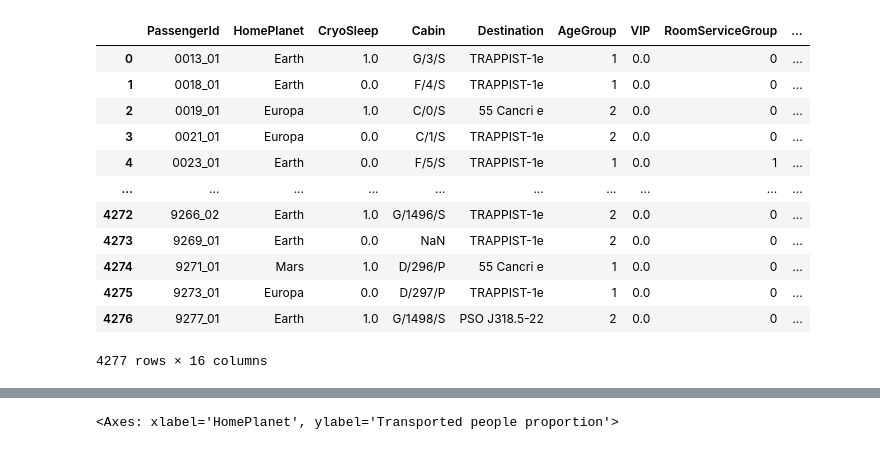
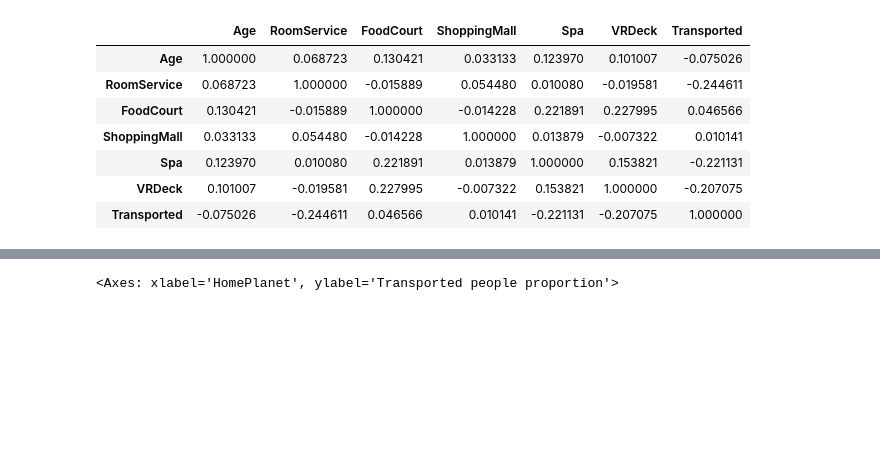
Before and after one commit to UneenU/Spaceship-Titanic-Kaggle, a Jupyter notebook: spaceship.ipynb, the cells around one changed output, grey strips where cells are left out. Saved outputs shown, nothing was run; the diff lists cells and outputs as text; code cells hidden in the pictures; blank space fills up the shorter version.

```diff
--- a/spaceship.ipynb
+++ b/spaceship.ipynb
@@ -121,16 +36,11 @@ test_data.rename(columns = {'VRDeck' : 'VRDeckGroup'}, inplace=True)
-# %%
-test_data
-# %% [output]
-|  | PassengerId | HomePlanet | CryoSleep | Cabin | Destination | AgeGroup | VIP | RoomServiceGroup | ... |
-| 0 | 0013_01 | Earth | 1.0 | G/3/S | TRAPPIST-1e | 1 | 0.0 | 0 | ... |
-| 1 | 0018_01 | Earth | 0.0 | F/4/S | TRAPPIST-1e | 1 | 0.0 | 0 | ... |
-| 2 | 0019_01 | Europa | 1.0 | C/0/S | 55 Cancri e | 2 | 0.0 | 0 | ... |
-| 3 | 0021_01 | Europa | 0.0 | C/1/S | TRAPPIST-1e | 2 | 0.0 | 0 | ... |
-| 4 | 0023_01 | Earth | 0.0 | F/5/S | TRAPPIST-1e | 1 | 0.0 | 1 | ... |
-| ... | ... | ... | ... | ... | ... | ... | ... | ... | ... |
-| 4272 | 9266_02 | Earth | 1.0 | G/1496/S | TRAPPIST-1e | 2 | 0.0 | 0 | ... |
-| 4273 | 9269_01 | Earth | 0.0 | NaN | TRAPPIST-1e | 2 | 0.0 | 0 | ... |
-| 4274 | 9271_01 | Mars | 1.0 | D/296/P | 55 Cancri e | 1 | 0.0 | 0 | ... |
-| 4275 | 9273_01 | Europa | 0.0 | D/297/P | TRAPPIST-1e | 1 | 0.0 | 0 | ... |
-| 4276 | 9277_01 | Earth | 1.0 | G/1498/S | PSO J318.5-22 | 2 | 0.0 | 0 | ... |
-4277 rows × 16 columns
+# %%
+train_data.corr(numeric_only=True)
+# %% [output]
+|  | Age | RoomService | FoodCourt | ShoppingMall | Spa | VRDeck | Transported |
+| Age | 1.000000 | 0.068723 | 0.130421 | 0.033133 | 0.123970 | 0.101007 | -0.075026 |
+| RoomService | 0.068723 | 1.000000 | -0.015889 | 0.054480 | 0.010080 | -0.019581 | -0.244611 |
+| FoodCourt | 0.130421 | -0.015889 | 1.000000 | -0.014228 | 0.221891 | 0.227995 | 0.046566 |
+| ShoppingMall | 0.033133 | 0.054480 | -0.014228 | 1.000000 | 0.013879 | -0.007322 | 0.010141 |
+| Spa | 0.123970 | 0.010080 | 0.221891 | 0.013879 | 1.000000 | 0.153821 | -0.221131 |
+| VRDeck | 0.101007 | -0.019581 | 0.227995 | -0.007322 | 0.153821 | 1.000000 | -0.207075 |
+| Transported | -0.075026 | -0.244611 | 0.046566 | 0.010141 | -0.221131 | -0.207075 | 1.000000 |
```
Also changed, not shown: parts of 26 cells of this notebook, 1 other file.
